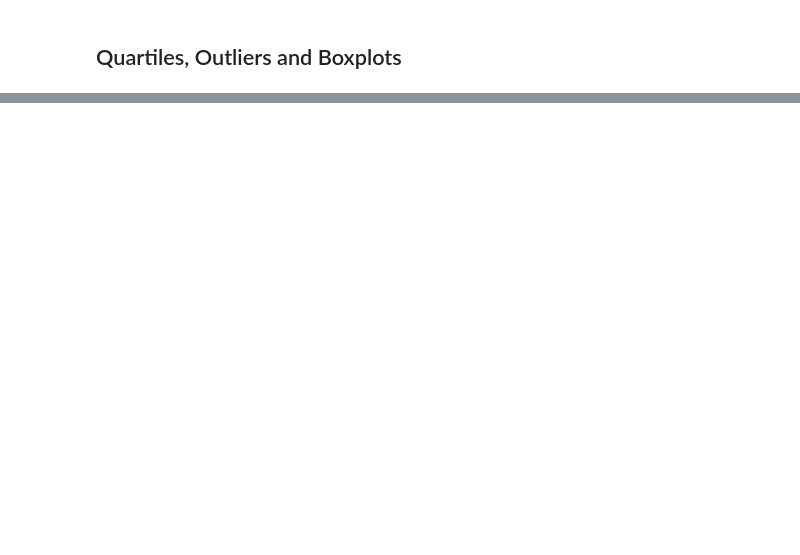
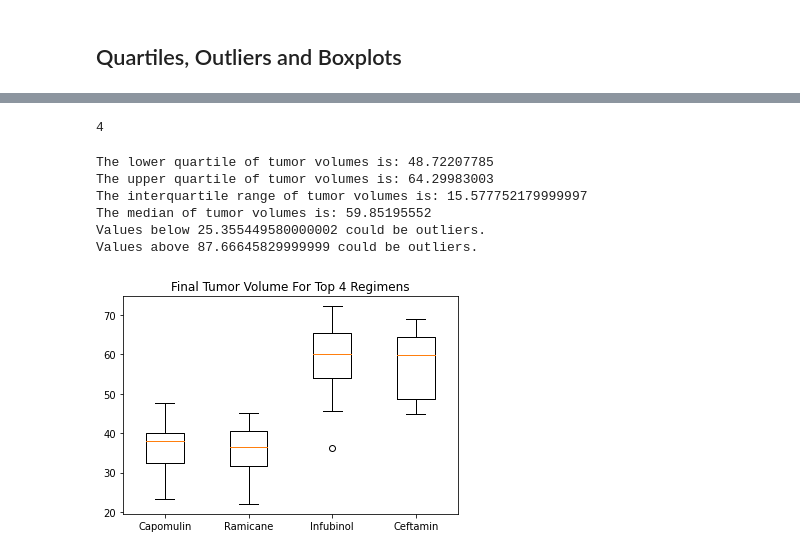
Before and after one commit to Taib-Diallo/Matplotlib-Challenge, a Jupyter notebook: pymaceuticals1.ipynb, the cells around one changed output, grey strips where cells are left out. Cells and saved outputs as stored; diff of their text form; code cells hidden in the pictures; blank space fills up the shorter version.

```diff
--- a/pymaceuticals1.ipynb
+++ b/pymaceuticals1.ipynb
@@ -188,0 +183,3 @@ ceftamin_merged.head()
+# %%
+top_4 = mouse_clean.loc[(mouse_clean["Drug Regimen"] == "Capomulin") | (
+    mouse_clean["Drug Regimen"] == "Ramicane") | (mouse_clean["Drug Regimen"] == "Infubinol") | (mouse_clean["Drug Regimen"] == "Ceftamin"), :]
@@ -188,0 +202,3 @@ ceftamin_merged.head()
+# %%
+timepoint_greatest = pd.DataFrame(top_4.groupby('Mouse ID').max()['Timepoint'])
+timepoint_greatest
@@ -188,0 +220,3 @@ ceftamin_merged.head()
+# %%
+top_4_merged = pd.merge(timepoint_greatest, mouse_clean, how = 'left', on= ['Timepoint', 'Mouse ID'])
+top_4_merged
@@ -188,0 +237,44 @@ ceftamin_merged.head()
+# %%
+treatments_list = ['Capomulin', 'Ramicane', 'Infubinol', 'Ceftamin']
+tumor_volume_data = []
+
+for treatment in treatments_list:
+    tumor_volume = top_4_merged.loc[top_4_merged['Drug Regimen'] == treatment, 'Tumor Volume (mm3)']
+    tumor_volume_data.append(tumor_volume)
+# %%
+len(tumor_volume_data)
+# %% [output]
+4
+# %%
+# Determining an outliers and
+quartiles = tumor_volume.quantile([.25,.5,.75])
+lowerq = quartiles[0.25]
+upperq = quartiles[0.75]
+iqr = upperq-lowerq
+
+print(f"The lower quartile of tumor volumes is: {lowerq}")
+print(f"The upper quartile of tumor volumes is: {upperq}")
+print(f"The interquartile range of tumor volumes is: {iqr}")
+print(f"The median of tumor volumes is: {quartiles[0.5]} ")
+
+lower_bound = lowerq - (1.5*iqr)
+upper_bound = upperq + (1.5*iqr)
+print(f"Values below {lower_bound} could be outliers.")
+print(f"Values above {upper_bound} could be outliers.")
+
+# tumor_outliers = tumor_volume.loc[(tumor_volume < lower_bound) | (tumor_volume > upper_bound)]
+# %% [output]
+The lower quartile of tumor volumes is: 48.72207785
+The upper quartile of tumor volumes is: 64.29983003
+The interquartile range of tumor volumes is: 15.577752179999997
+The median of tumor volumes is: 59.85195552
+Values below 25.355449580000002 could be outliers.
+Values above 87.66645829999999 could be outliers.
+# %%
+fig7, ax7 = plt.subplots()
+ax7.set_title('Final Tumor Volume For Top 4 Regimens')
+ax7.boxplot(tumor_volume_data, labels=treatments_list)
+
+plt.show()
+# %% [output]
+[figure, added]
```
Also changed, not shown: parts of 19 cells of this notebook, 3 other files.
